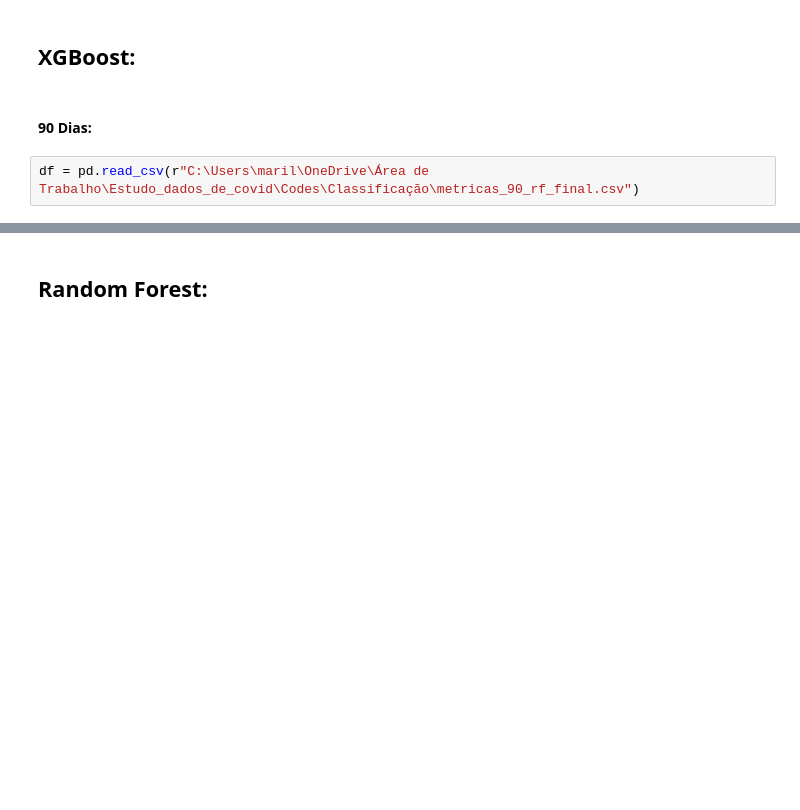
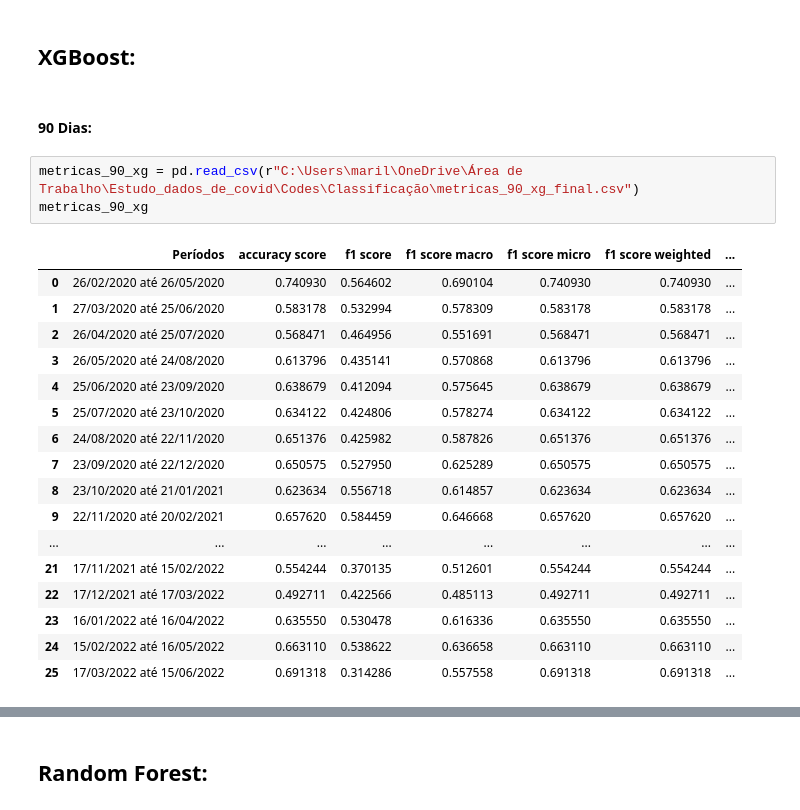
Before and after one commit to bielarnaud/Estudo_dados_de_covid, a Jupyter notebook: Codes/Classificação/Métricas.ipynb, the cells around one changed output, grey strips where cells are left out. Cells and saved outputs as stored; diff of their text form; blank space fills up the shorter version.

```diff
--- a/Codes/Classificação/Métricas.ipynb
+++ b/Codes/Classificação/Métricas.ipynb
@@ -7,4 +17,23 @@ import pandas as pd
 # %% [markdown]
 #### 90 Dias:
 # %%
-df = pd.read_csv(r"C:\Users\maril\OneDrive\Área de Trabalho\Estudo_dados_de_covid\Codes\Classificação\metricas_90_rf_final.csv")
+metricas_90_xg = pd.read_csv(r"C:\Users\maril\OneDrive\Área de Trabalho\Estudo_dados_de_covid\Codes\Classificação\metricas_90_xg_final.csv")
+metricas_90_xg
+# %% [output]
+|  | Períodos | accuracy score | f1 score | f1 score macro | f1 score micro | f1 score weighted | ... |
+| 0 | 26/02/2020 até 26/05/2020 | 0.740930 | 0.564602 | 0.690104 | 0.740930 | 0.740930 | ... |
+| 1 | 27/03/2020 até 25/06/2020 | 0.583178 | 0.532994 | 0.578309 | 0.583178 | 0.583178 | ... |
+| 2 | 26/04/2020 até 25/07/2020 | 0.568471 | 0.464956 | 0.551691 | 0.568471 | 0.568471 | ... |
+| 3 | 26/05/2020 até 24/08/2020 | 0.613796 | 0.435141 | 0.570868 | 0.613796 | 0.613796 | ... |
+| 4 | 25/06/2020 até 23/09/2020 | 0.638679 | 0.412094 | 0.575645 | 0.638679 | 0.638679 | ... |
+| 5 | 25/07/2020 até 23/10/2020 | 0.634122 | 0.424806 | 0.578274 | 0.634122 | 0.634122 | ... |
+| 6 | 24/08/2020 até 22/11/2020 | 0.651376 | 0.425982 | 0.587826 | 0.651376 | 0.651376 | ... |
+| 7 | 23/09/2020 até 22/12/2020 | 0.650575 | 0.527950 | 0.625289 | 0.650575 | 0.650575 | ... |
+| 8 | 23/10/2020 até 21/01/2021 | 0.623634 | 0.556718 | 0.614857 | 0.623634 | 0.623634 | ... |
+| 9 | 22/11/2020 até 20/02/2021 | 0.657620 | 0.584459 | 0.646668 | 0.657620 | 0.657620 | ... |
+| ... | ... | ... | ... | ... | ... | ... | ... |
+| 21 | 17/11/2021 até 15/02/2022 | 0.554244 | 0.370135 | 0.512601 | 0.554244 | 0.554244 | ... |
+| 22 | 17/12/2021 até 17/03/2022 | 0.492711 | 0.422566 | 0.485113 | 0.492711 | 0.492711 | ... |
+| 23 | 16/01/2022 até 16/04/2022 | 0.635550 | 0.530478 | 0.616336 | 0.635550 | 0.635550 | ... |
+| 24 | 15/02/2022 até 16/05/2022 | 0.663110 | 0.538622 | 0.636658 | 0.663110 | 0.663110 | ... |
+| 25 | 17/03/2022 até 15/06/2022 | 0.691318 | 0.314286 | 0.557558 | 0.691318 | 0.691318 | ... |
```
Also changed, not shown: parts of 95 cells of this notebook, 13 other files.
